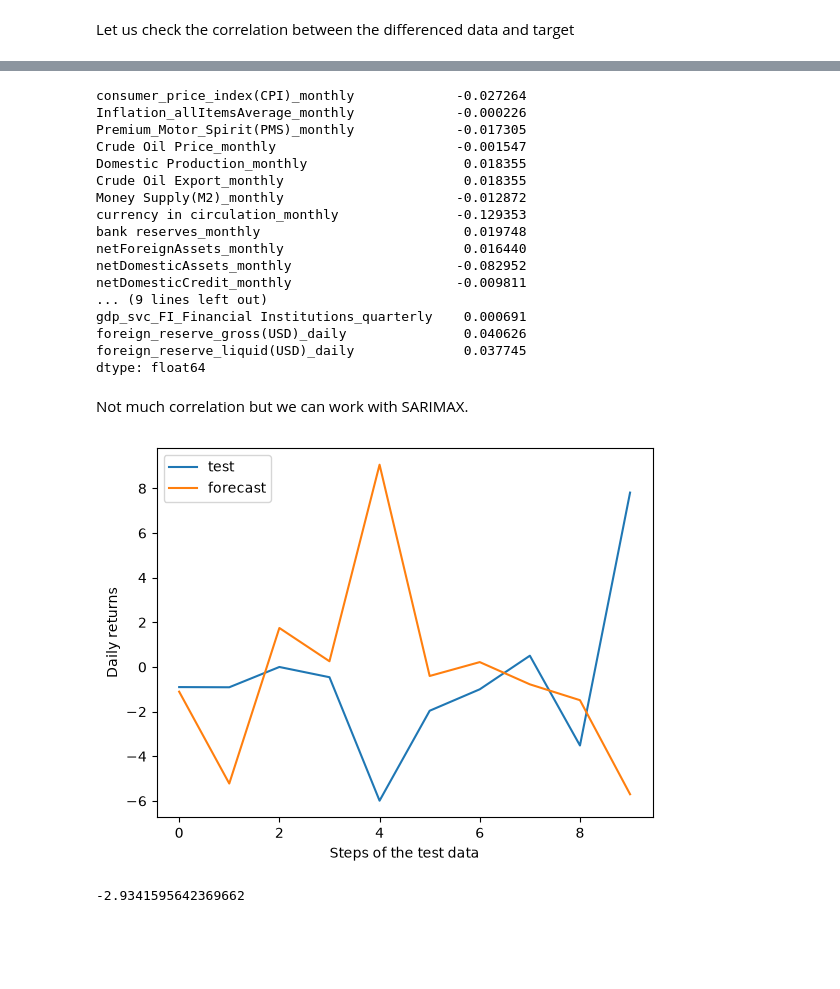
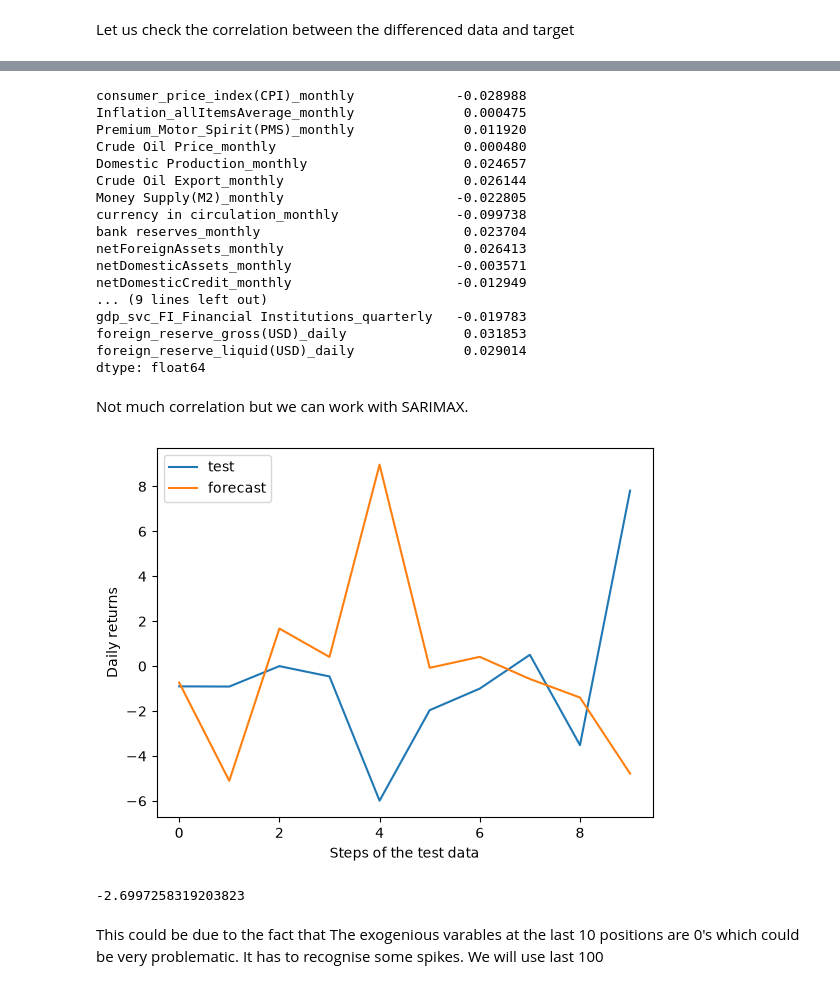
Before and after one commit to Udeani4/SectorLevel_StockPerformance_Predictoion, a Jupyter notebook: FCMB_stock_pred.ipynb, the cells around one changed output, grey strips where cells are left out. Drawn from its saved outputs; the diff is of its cells as text; code cells hidden in the pictures; blank space fills up the shorter version.

```diff
--- a/FCMB_stock_pred.ipynb
+++ b/FCMB_stock_pred.ipynb
@@ -1360,7 +1360,11 @@ from sklearn.linear_model import LinearRegression, Ridge, Lasso
 from sklearn.metrics import r2_score, mean_squared_error
 # %%
 # 1. Differencing X drops the first row
-X = data.drop(columns=['returns', 'close_price', 'volume']).diff().dropna()
+X = data.drop(columns=['returns', 'close_price', 'volume']).pct_change()
+# Replace in the entire DataFrame
+X.replace([np.inf, -np.inf], np.nan, inplace=True)
+X=X.dropna()
+
 
 # 2. Align y to have the exact same index (dates) as X
 y = data['returns'].loc[X.index]
@@ -1418,54 +1461,59 @@ X
 correlations = X.corrwith(y)
 correlations
 # %% [output]
-consumer_price_index(CPI)_monthly             -0.027264
-Inflation_allItemsAverage_monthly             -0.000226
-Premium_Motor_Spirit(PMS)_monthly             -0.017305
-Crude Oil Price_monthly                       -0.001547
-Domestic Production_monthly                    0.018355
-Crude Oil Export_monthly                       0.018355
-Money Supply(M2)_monthly                      -0.012872
-currency in circulation_monthly               -0.129353
-bank reserves_monthly                          0.019748
-netForeignAssets_monthly                       0.016440
-netDomesticAssets_monthly                     -0.082952
-netDomesticCredit_monthly                     -0.009811
+consumer_price_index(CPI)_monthly             -0.028988
+Inflation_allItemsAverage_monthly              0.000475
+Premium_Motor_Spirit(PMS)_monthly              0.011920
+Crude Oil Price_monthly                        0.000480
+Domestic Production_monthly                    0.024657
+Crude Oil Export_monthly                       0.026144
+Money Supply(M2)_monthly                      -0.022805
+currency in circulation_monthly               -0.099738
+bank reserves_monthly                          0.023704
+netForeignAssets_monthly                       0.026413
+netDomesticAssets_monthly                     -0.003571
+netDomesticCredit_monthly                     -0.012949
 ... (9 lines left out)
-gdp_svc_FI_Financial Institutions_quarterly    0.000691
-foreign_reserve_gross(USD)_daily               0.040626
-foreign_reserve_liquid(USD)_daily              0.037745
+gdp_svc_FI_Financial Institutions_quarterly   -0.019783
+foreign_reserve_gross(USD)_daily               0.031853
+foreign_reserve_liquid(USD)_daily              0.029014
 dtype: float64
 # %% [markdown]
 Not much correlation but we can work with SARIMAX.
 # %%
 # Fitting a SARIMAX model with our best model
 # order=(2,0,1), seasonal_order=(1,2,1,10)
 
 import random
 random.seed(12345)
 from statsmodels.tsa.statespace.sarimax import SARIMAX
 from sklearn.metrics import r2_score
+import warnings
+
+warnings.filterwarnings('ignore')
 
 train = y[:-10]
 test = y[-10:]
 
 mod = SARIMAX(
 endog=y[:-10],
-exog=X[:-10],
+exog=X[['currency in circulation_monthly']][:-10],
 order=(2,0,1),
 seasonal_order=(1,2,1,10),
 )
 
 res = mod.fit(disp=False)
-fcst = res.forecast(steps=10, exog = X[-10:])
+fcst = res.forecast(steps=10, exog = X[['currency in circulation_monthly']][-10:])
 
 plt.plot(list(test))
 plt.plot(list(fcst))
 plt.xlabel('Steps of the test data')
 plt.ylabel('Daily returns')
 plt.legend(['test', 'forecast'])
 plt.show()
 r2_score(test, fcst)
 # %% [output]
-[figure, old version]
+[figure, new version]
--2.9341595642369662
+-2.6997258319203823
+# %% [markdown]
+This could be due to the fact that The exogenious varables at the last 10 positions are 0's which could be very problematic. It has to recognise some spikes. We will use last 100
```
Also changed, not shown: parts of 13 cells of this notebook.
